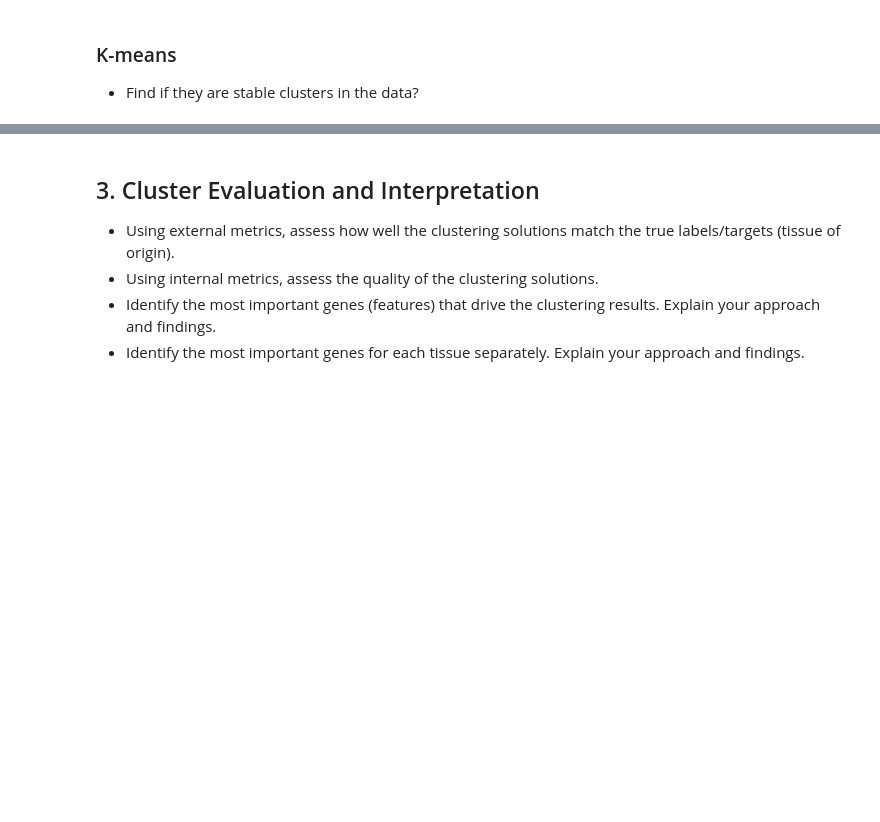
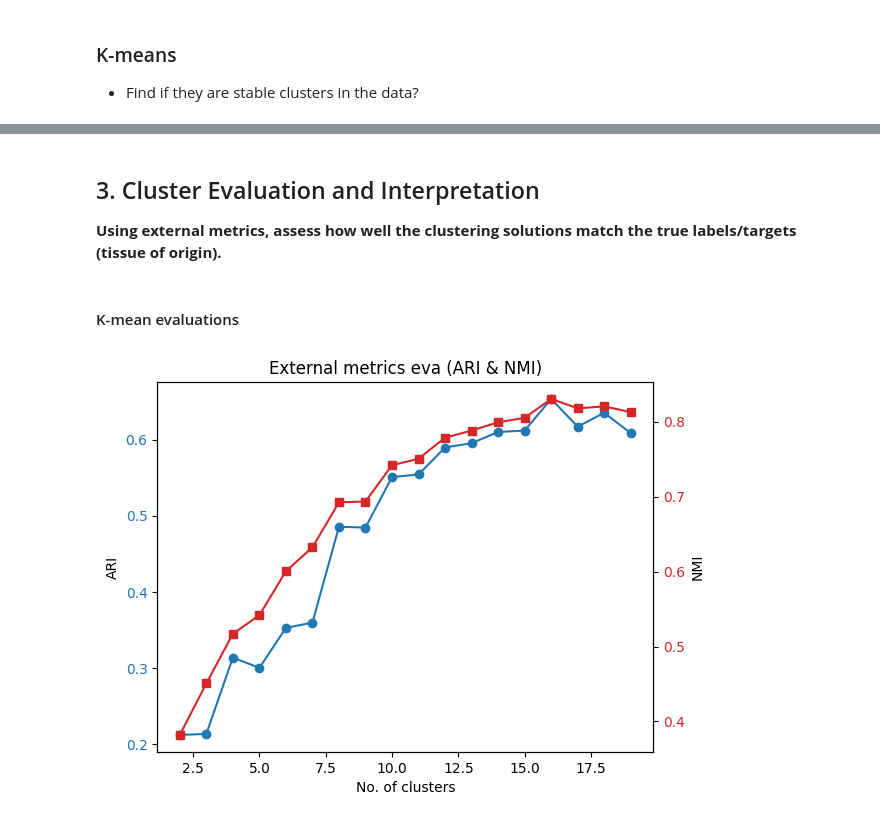
Before and after one commit to rlesiyon/cu-cpbs-7602, a Jupyter notebook: assignments/assignment1.ipynb, the cells around one changed output, grey strips where cells are left out. Saved outputs shown, nothing was run; the diff lists cells and outputs as text; code cells hidden in the pictures; blank space fills up the shorter version.

```diff
--- a/assignments/assignment1.ipynb
+++ b/assignments/assignment1.ipynb
@@ -190,15 +178,0 @@ plt.show()
-# %%
-# examine the k-means clustering using different metrics;
-# - silhouette_score (best value is 1, worst value is -1)
-# - calinski_harabasz_score ( larger is better )
-# - davies_bouldin_score (smaller is better )
-np.random.seed(0)
-perf_s = {}
-perf_c = {}
-perf_d = {}
-for k in tqdm(KS):
-    model = cluster.KMeans(n_clusters=k, n_init=10)
-    part = model.fit_predict(X_scaled)
-    perf_s[k] = silhouette_score(X_scaled, part)
-    perf_c[k] = calinski_harabasz_score(X_scaled, part)
-    perf_d[k] = davies_bouldin_score(X_scaled, part)
@@ -251,7 +265,7 @@ plt.show()
 # %% [markdown]
 ## 3. Cluster Evaluation and Interpretation
 
-- Using external metrics, assess how well the clustering solutions match the true labels/targets (tissue of origin).
-- Using internal metrics, assess the quality of the clustering solutions.
-- Identify the most important genes (features) that drive the clustering results. Explain your approach and findings.
-- Identify the most important genes for each tissue separately. Explain your approach and findings.
+
+__Using external metrics, assess how well the clustering solutions match the true labels/targets (tissue of origin).__
+# %% [markdown]
+####  K-mean evaluations
@@ -257,0 +294,27 @@ plt.show()
+# %%
+_tmp = pd.DataFrame(
+    {
+        "ari": k_mean_perf_ari,
+        "nmi": kmean_perf_nmi,
+    },
+    index=KS,
+)
+
+fig, ax1 = plt.subplots()
+
+# First axis (ARI)
+ax1.set_xlabel("No. of clusters")
+ax1.set_ylabel("ARI")
+ax1.plot(_tmp.index, _tmp["ari"], marker="o", color="tab:blue")
+ax1.tick_params(axis="y", labelcolor="tab:blue")
+
+# Second axis (NMI)
+ax2 = ax1.twinx()
+ax2.set_ylabel("NMI")
+ax2.plot(_tmp.index, _tmp["nmi"], marker="s", color="tab:red")
+ax2.tick_params(axis="y", labelcolor="tab:red")
+
+plt.title("External metrics eva (ARI & NMI)")
+plt.show()
+# %% [output]
+[figure, added]
```
Also changed, not shown: parts of 31 cells of this notebook, 1 other file.
